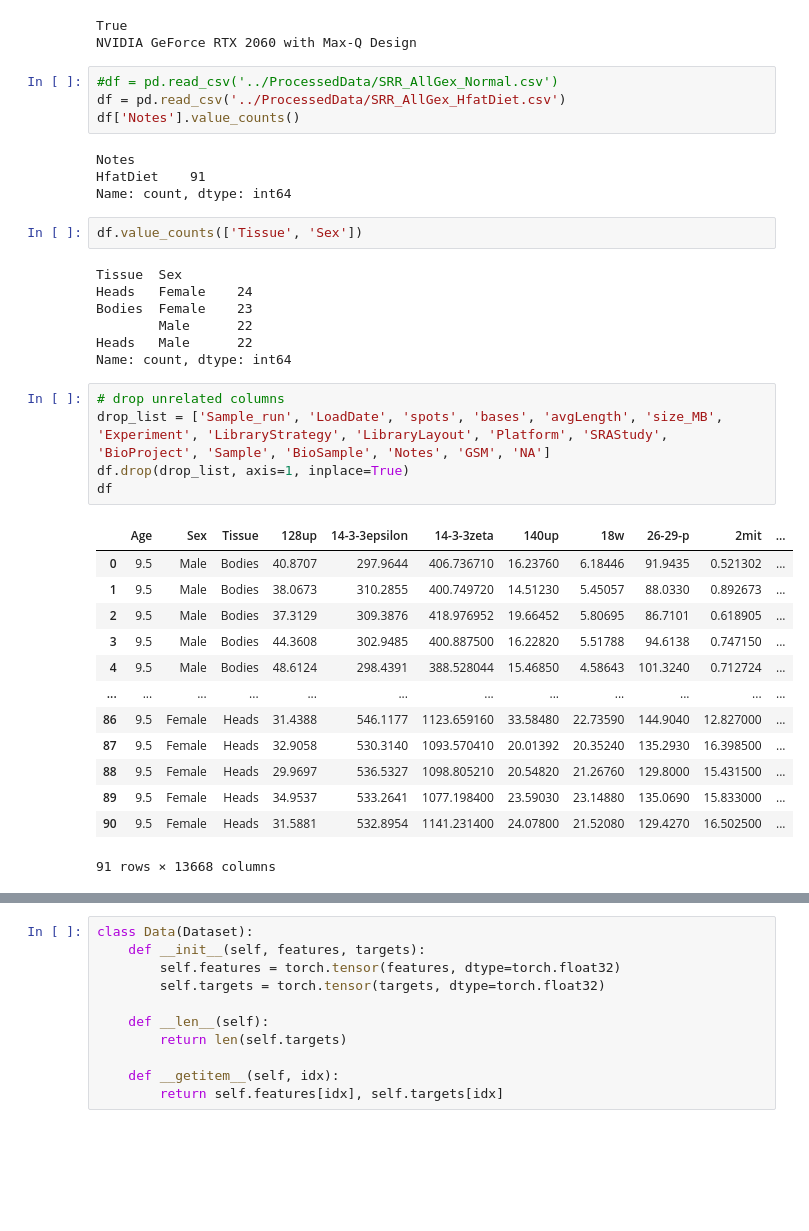
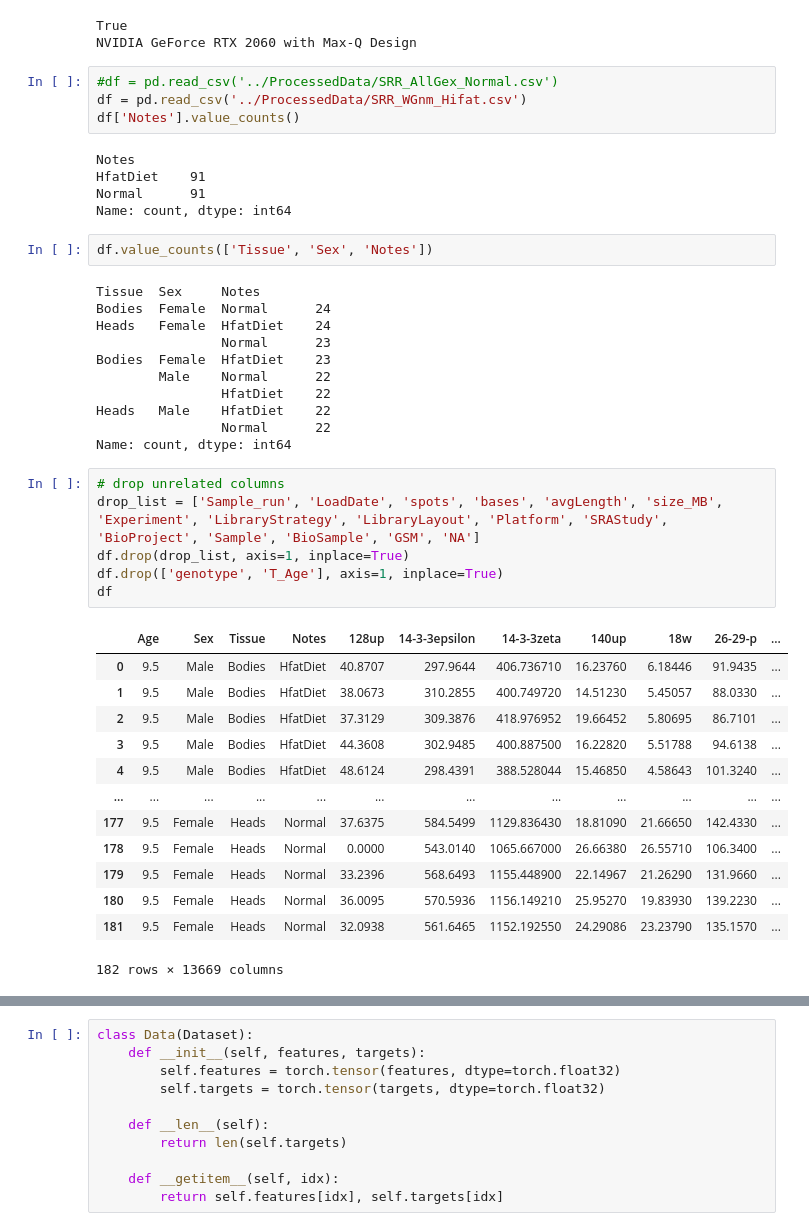
Before and after one commit to leizhou69/DiAGE, a Jupyter notebook: nn/test_hi_fat.ipynb, the cells around one changed output, grey strips where cells are left out. Drawn from its saved outputs; the diff is of its cells as text; blank space fills up the shorter version.

```diff
--- a/nn/test_hi_fat.ipynb
+++ b/nn/test_hi_fat.ipynb
@@ -23,40 +23,46 @@ True
 NVIDIA GeForce RTX 2060 with Max-Q Design
 # %%
 #df = pd.read_csv('../ProcessedData/SRR_AllGex_Normal.csv')
-df = pd.read_csv('../ProcessedData/SRR_AllGex_HfatDiet.csv')
+df = pd.read_csv('../ProcessedData/SRR_WGnm_Hifat.csv')
 df['Notes'].value_counts()
 # %% [output]
 Notes
 HfatDiet    91
+Normal      91
 Name: count, dtype: int64
 # %%
-df.value_counts(['Tissue', 'Sex'])
+df.value_counts(['Tissue', 'Sex', 'Notes'])
 # %% [output]
-Tissue  Sex
-Heads   Female    24
-Bodies  Female    23
-        Male      22
-Heads   Male      22
+Tissue  Sex     Notes
+Bodies  Female  Normal      24
+Heads   Female  HfatDiet    24
+                Normal      23
+Bodies  Female  HfatDiet    23
+        Male    Normal      22
+                HfatDiet    22
+Heads   Male    HfatDiet    22
+                Normal      22
 Name: count, dtype: int64
 # %%
 # drop unrelated columns
-drop_list = ['Sample_run', 'LoadDate', 'spots', 'bases', 'avgLength', 'size_MB', 'Experiment', 'LibraryStrategy', 'LibraryLayout', 'Platform', 'SRAStudy', 'BioProject', 'Sample', 'BioSample', 'Notes', 'GSM', 'NA']
+drop_list = ['Sample_run', 'LoadDate', 'spots', 'bases', 'avgLength', 'size_MB', 'Experiment', 'LibraryStrategy', 'LibraryLayout', 'Platform', 'SRAStudy', 'BioProject', 'Sample', 'BioSample', 'GSM', 'NA']
 df.drop(drop_list, axis=1, inplace=True)
+df.drop(['genotype', 'T_Age'], axis=1, inplace=True)
 df
 # %% [output]
-|  | Age | Sex | Tissue | 128up | 14-3-3epsilon | 14-3-3zeta | 140up | 18w | 26-29-p | 2mit | ... |
-| 0 | 9.5 | Male | Bodies | 40.8707 | 297.9644 | 406.736710 | 16.23760 | 6.18446 | 91.9435 | 0.521302 | ... |
-| 1 | 9.5 | Male | Bodies | 38.0673 | 310.2855 | 400.749720 | 14.51230 | 5.45057 | 88.0330 | 0.892673 | ... |
-| 2 | 9.5 | Male | Bodies | 37.3129 | 309.3876 | 418.976952 | 19.66452 | 5.80695 | 86.7101 | 0.618905 | ... |
-| 3 | 9.5 | Male | Bodies | 44.3608 | 302.9485 | 400.887500 | 16.22820 | 5.51788 | 94.6138 | 0.747150 | ... |
-| 4 | 9.5 | Male | Bodies | 48.6124 | 298.4391 | 388.528044 | 15.46850 | 4.58643 | 101.3240 | 0.712724 | ... |
+|  | Age | Sex | Tissue | Notes | 128up | 14-3-3epsilon | 14-3-3zeta | 140up | 18w | 26-29-p | ... |
+| 0 | 9.5 | Male | Bodies | HfatDiet | 40.8707 | 297.9644 | 406.736710 | 16.23760 | 6.18446 | 91.9435 | ... |
+| 1 | 9.5 | Male | Bodies | HfatDiet | 38.0673 | 310.2855 | 400.749720 | 14.51230 | 5.45057 | 88.0330 | ... |
+| 2 | 9.5 | Male | Bodies | HfatDiet | 37.3129 | 309.3876 | 418.976952 | 19.66452 | 5.80695 | 86.7101 | ... |
+| 3 | 9.5 | Male | Bodies | HfatDiet | 44.3608 | 302.9485 | 400.887500 | 16.22820 | 5.51788 | 94.6138 | ... |
+| 4 | 9.5 | Male | Bodies | HfatDiet | 48.6124 | 298.4391 | 388.528044 | 15.46850 | 4.58643 | 101.3240 | ... |
 | ... | ... | ... | ... | ... | ... | ... | ... | ... | ... | ... | ... |
-| 86 | 9.5 | Female | Heads | 31.4388 | 546.1177 | 1123.659160 | 33.58480 | 22.73590 | 144.9040 | 12.827000 | ... |
-| 87 | 9.5 | Female | Heads | 32.9058 | 530.3140 | 1093.570410 | 20.01392 | 20.35240 | 135.2930 | 16.398500 | ... |
-| 88 | 9.5 | Female | Heads | 29.9697 | 536.5327 | 1098.805210 | 20.54820 | 21.26760 | 129.8000 | 15.431500 | ... |
-| 89 | 9.5 | Female | Heads | 34.9537 | 533.2641 | 1077.198400 | 23.59030 | 23.14880 | 135.0690 | 15.833000 | ... |
-| 90 | 9.5 | Female | Heads | 31.5881 | 532.8954 | 1141.231400 | 24.07800 | 21.52080 | 129.4270 | 16.502500 | ... |
+| 177 | 9.5 | Female | Heads | Normal | 37.6375 | 584.5499 | 1129.836430 | 18.81090 | 21.66650 | 142.4330 | ... |
+| 178 | 9.5 | Female | Heads | Normal | 0.0000 | 543.0140 | 1065.667000 | 26.66380 | 26.55710 | 106.3400 | ... |
+| 179 | 9.5 | Female | Heads | Normal | 33.2396 | 568.6493 | 1155.448900 | 22.14967 | 21.26290 | 131.9660 | ... |
+| 180 | 9.5 | Female | Heads | Normal | 36.0095 | 570.5936 | 1156.149210 | 25.95270 | 19.83930 | 139.2230 | ... |
+| 181 | 9.5 | Female | Heads | Normal | 32.0938 | 561.6465 | 1152.192550 | 24.29086 | 23.23790 | 135.1570 | ... |
-91 rows × 13668 columns
+182 rows × 13669 columns
 # %%
 # one-hot encoding for sex and tissue
 index = df.columns.get_loc('Sex')
```
Also changed, not shown: parts of 12 cells of this notebook.
